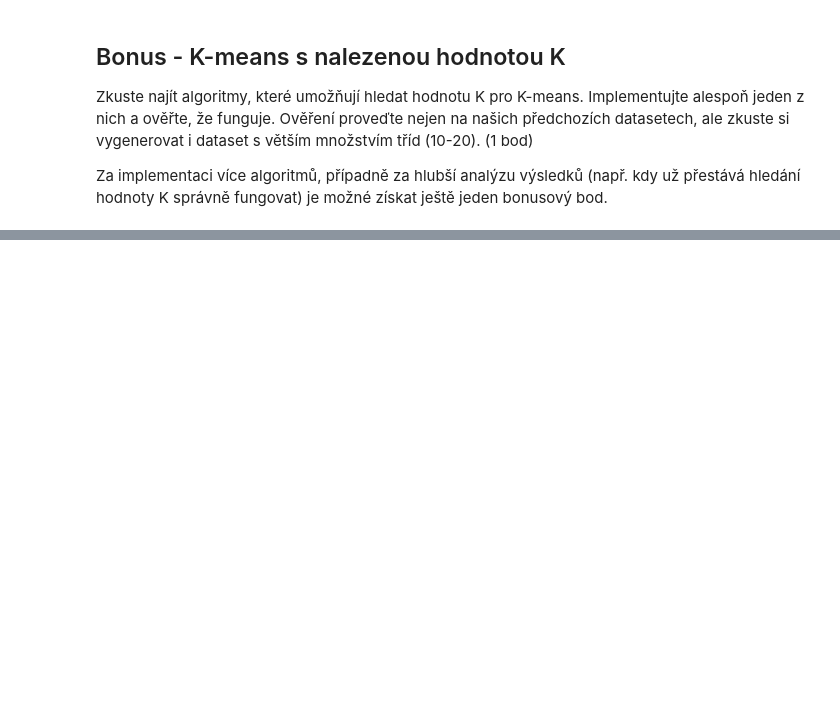
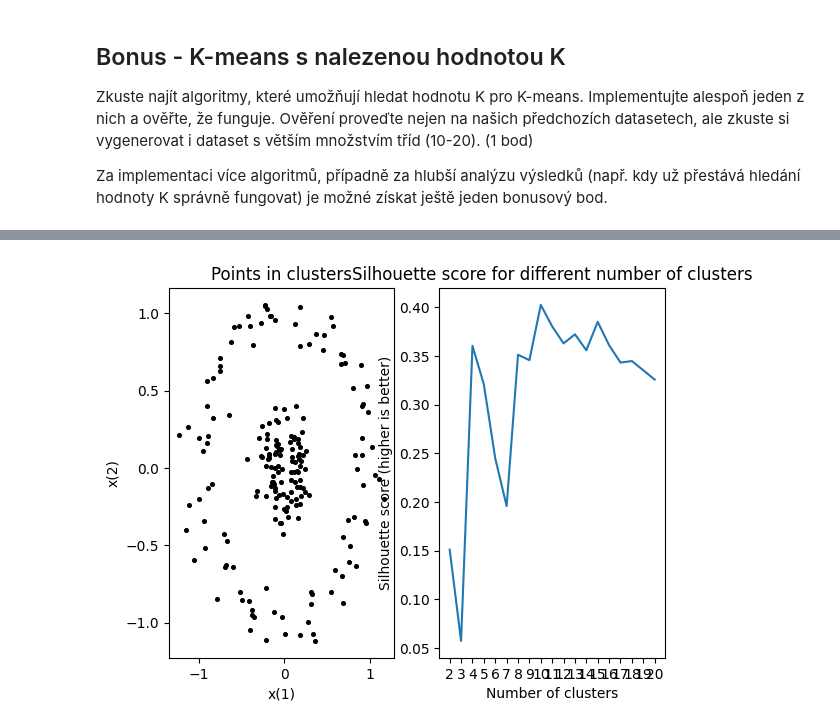
Before and after one commit to elPytel/MVD-Metody_vytezovani_dat, a Jupyter notebook: cviceni/cv07/MVD 7. cvičení.ipynb, the cells around one changed output, grey strips where cells are left out. Saved outputs shown, nothing was run; the diff lists cells and outputs as text; code cells hidden in the pictures; blank space fills up the shorter version.

```diff
--- a/cviceni/cv07/MVD 7. cvičení.ipynb
+++ b/cviceni/cv07/MVD 7. cvičení.ipynb
@@ -219,0 +307,6 @@ Za implementaci více algoritmů, případně za hlubší analýzu výsledků (n
+# %%
+x = X4
+kmax = 20
+find_k_with_siluettes(x, kmax)
+# %% [output]
+[figure, added]
```
Also changed, not shown: parts of 15 cells of this notebook, 6 other files.
